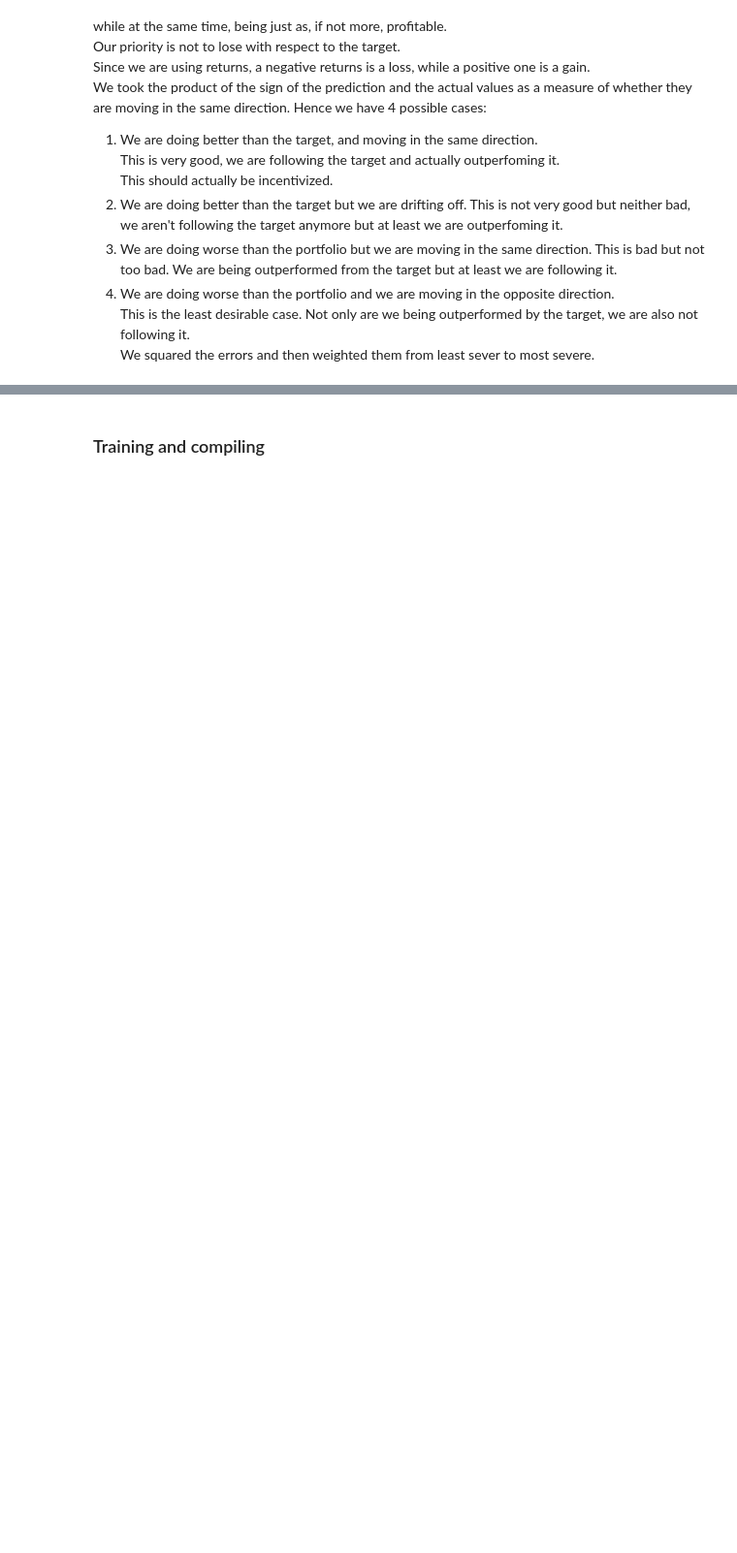
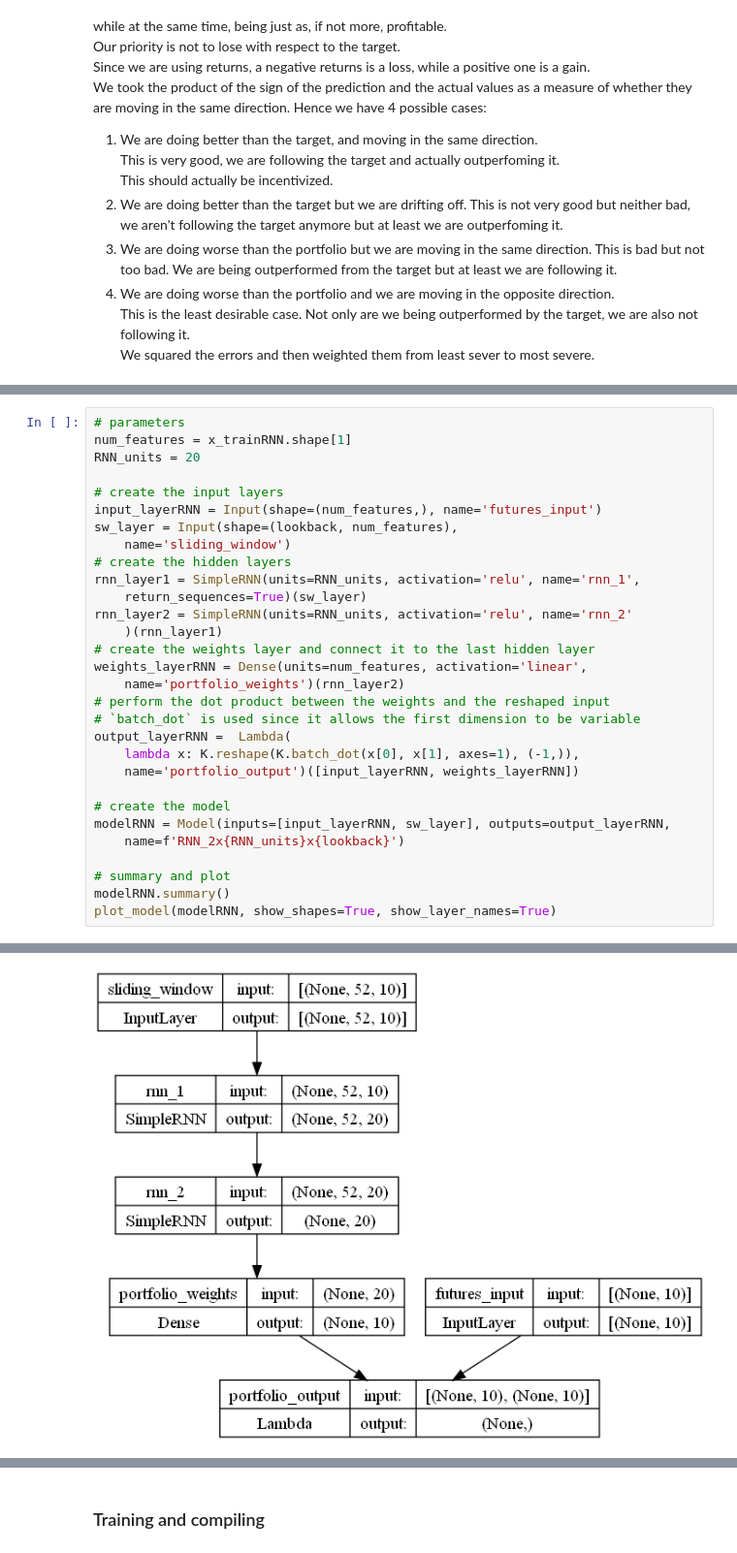
Before and after one commit to jstringara/Fintech, a Jupyter notebook: FinalProject/NN/neuralReplication.ipynb, the cells around one changed output, grey strips where cells are left out. Shown at 97% size. Cells and saved outputs as stored; diff of their text form; blank space fills up the shorter version.

```diff
--- a/FinalProject/NN/neuralReplication.ipynb
+++ b/FinalProject/NN/neuralReplication.ipynb
@@ -405,0 +355,31 @@ def custom_loss(y_true, y_pred):
+# %%
+# parameters
+num_features = x_trainRNN.shape[1]
+RNN_units = 20
+
+# create the input layers
+input_layerRNN = Input(shape=(num_features,), name='futures_input')
+sw_layer = Input(shape=(lookback, num_features),
+    name='sliding_window')
+# create the hidden layers
+rnn_layer1 = SimpleRNN(units=RNN_units, activation='relu', name='rnn_1',
+    return_sequences=True)(sw_layer)
+rnn_layer2 = SimpleRNN(units=RNN_units, activation='relu', name='rnn_2'
+    )(rnn_layer1)
+# create the weights layer and connect it to the last hidden layer
+weights_layerRNN = Dense(units=num_features, activation='linear',
+    name='portfolio_weights')(rnn_layer2)
+# perform the dot product between the weights and the reshaped input
+# `batch_dot` is used since it allows the first dimension to be variable
+output_layerRNN =  Lambda(
+    lambda x: K.reshape(K.batch_dot(x[0], x[1], axes=1), (-1,)),
+    name='portfolio_output')([input_layerRNN, weights_layerRNN])
+
+# create the model
+modelRNN = Model(inputs=[input_layerRNN, sw_layer], outputs=output_layerRNN,
+    name=f'RNN_2x{RNN_units}x{lookback}')
+
+# summary and plot
+modelRNN.summary()
+plot_model(modelRNN, show_shapes=True, show_layer_names=True)
+# %% [output]
@@ -405,0 +403 @@ def custom_loss(y_true, y_pred):
+[figure, added]
```
Also changed, not shown: parts of 48 cells of this notebook, 9 other files.
